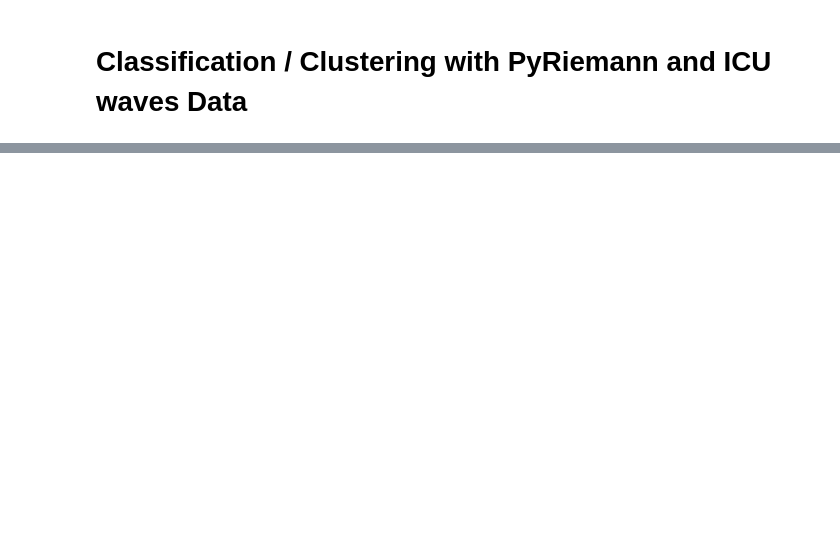
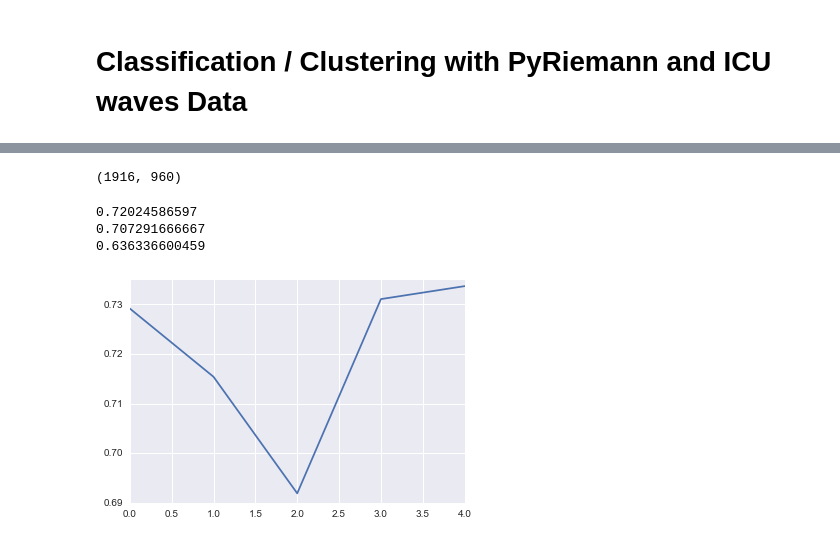
Before and after one commit to catherineverdiergo/IPYNB, a Jupyter notebook: ICU Classif.ipynb, the cells around one changed output, grey strips where cells are left out. Cells and saved outputs as stored; diff of their text form; code cells hidden in the pictures; blank space fills up the shorter version.

Commit message:
more with classif

```diff
--- a/ICU Classif.ipynb
+++ b/ICU Classif.ipynb
@@ -83,5 +74,0 @@ for case in range(cov.shape[0]):
-# %%
-# cross validation
-mdm = pyriemann.classification.MDM(metric='riemann')
-# mdm = pyriemann.classification.MDM(metric='riemann')
-accuracy = cross_val_score(mdm,cov,y, cv=5)
@@ -94,0 +98,57 @@ plt.plot(range(len(accuracy)), accuracy)
+# %%
+# separate train/test/validation
+# Our dataset is unbalanced (death issue is about 20%)
+# try StratifiedKFold
+from sklearn.cross_validation import StratifiedKFold
+from sklearn.metrics import accuracy_score
+
+skf = StratifiedKFold(y, n_folds=3, random_state=42, shuffle=True)
+
+for i, (train_test_indices, valid_indices) in enumerate(skf):
+    if i == 0:
+        break
+
+print(len(train_test_indices), len(valid_indices))
+X_train_test = cov[train_test_indices]
+y_train_test = y[train_test_indices]
+
+X_valid = cov[valid_indices]
+y_valid = y[valid_indices]
+# %% [output]
+(1916, 960)
+# %%
+# Our dataset is unbalanced (death outcome is about 20%)
+# try StratifiedKFold
+from sklearn.cross_validation import StratifiedKFold
+from sklearn.metrics import accuracy_score
+
+def cross_val_4_clf(clf, X_train_test, y_train_test, n_folds=5):
+    cv = StratifiedKFold(y_train_test, n_folds=n_folds)
+    accuracy = np.array([], dtype=float)
+    for i, (train, test) in enumerate(cv):
+        y_pred = clf.fit(X_train_test[train], y_train_test[train]).predict(X_train_test[test])
+        acc = accuracy_score(y_train_test[test], y_pred)
+        accuracy = np.append(accuracy, [acc])
+    print(accuracy.mean())
+    plt.plot(range(i+1), accuracy)
+# %%
+# Fit the classifier with the entire train set
+# then predict and compute accuracy for the
+# validation set
+from sklearn.metrics import roc_curve, auc, roc_auc_score
+
+def valid_4_clf(clf, X_train_test, y_train_test, X_valid, y_valid):
+    clf.fit(X_train_test, y_train_test)
+    y_valid_pred = clf.predict(X_valid)
+    print(accuracy_score(y_valid, y_valid_pred))
+    print(roc_auc_score(y_valid, clf.predict_proba(X_valid)[:, 1]))
+# %%
+# MDM classifier
+mdm = pyriemann.classification.MDM(metric='wasserstein', n_jobs=-1)
+cross_val_4_clf(mdm, X_train_test, y_train_test, n_folds=5)
+valid_4_clf(mdm, X_train_test, y_train_test, X_valid, y_valid)
+# %% [output]
+0.72024586597
+0.707291666667
+0.636336600459
+[figure, added]
```
Also changed, not shown: parts of 17 cells of this notebook.
